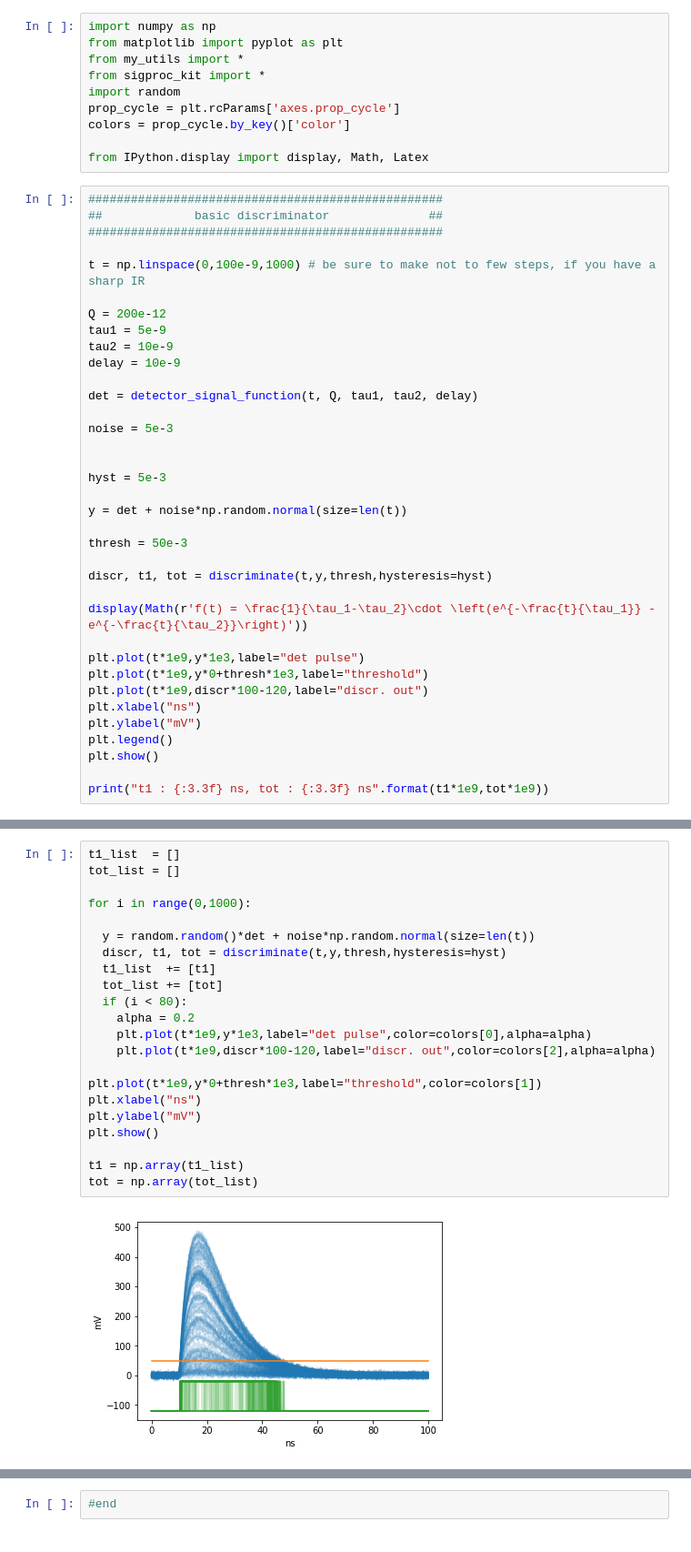
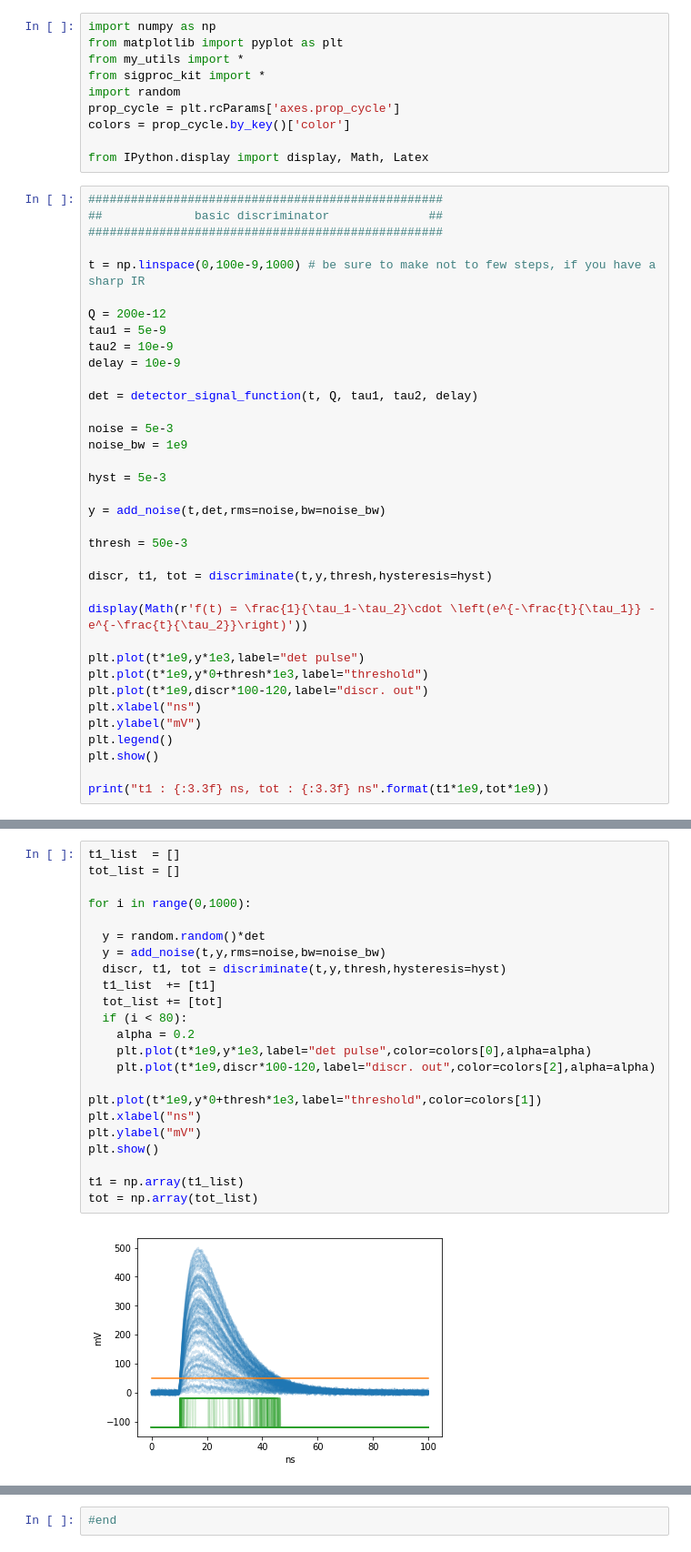
Before and after one commit to acidbourbon/lab_bench, a Jupyter notebook: workdir/jupyter/software_examples/soft_discriminator_walk_theory_noise.ipynb, the cells around one changed output, grey strips where cells are left out. Shown at 91% size. Saved outputs shown, nothing was run; the diff lists cells and outputs as text.

Commit message:
new function: add_noise, options rms and bw

```diff
--- a/workdir/jupyter/software_examples/soft_discriminator_walk_theory_noise.ipynb
+++ b/workdir/jupyter/software_examples/soft_discriminator_walk_theory_noise.ipynb
@@ -23,11 +23,11 @@ delay = 10e-9
 det = detector_signal_function(t, Q, tau1, tau2, delay)
 
 noise = 5e-3
-
+noise_bw = 1e9
 
 hyst = 5e-3
 
-y = det + noise*np.random.normal(size=len(t))
+y = add_noise(t,det,rms=noise,bw=noise_bw)
 
 thresh = 50e-3
 
@@ -52,27 +51,28 @@ $$f(t) = \frac{1}{\tau_1-\tau_2}\cdot \left(e^{-\frac{t}{\tau_1}} - e^{-\frac{t}
 # %%
 t1_list  = []
 tot_list = []
 
 for i in range(0,1000):
 
-  y = random.random()*det + noise*np.random.normal(size=len(t))
+  y = random.random()*det
+  y = add_noise(t,y,rms=noise,bw=noise_bw)
   discr, t1, tot = discriminate(t,y,thresh,hysteresis=hyst)
   t1_list  += [t1]
   tot_list += [tot]
   if (i < 80):
     alpha = 0.2
     plt.plot(t*1e9,y*1e3,label="det pulse",color=colors[0],alpha=alpha)
     plt.plot(t*1e9,discr*100-120,label="discr. out",color=colors[2],alpha=alpha)
 
 plt.plot(t*1e9,y*0+thresh*1e3,label="threshold",color=colors[1])
 plt.xlabel("ns")
 plt.ylabel("mV")
 plt.show()
 
 t1 = np.array(t1_list)
 tot = np.array(tot_list)
 # %% [output]
-[figure, old version]
+[figure, new version]
 # %%
 plt.scatter(t1*1e9,tot*1e9, s=1, alpha=0.3)
 plt.xlabel("t1 (ns)")
```
Also changed, not shown: parts of 5 cells of this notebook, 2 other files.
